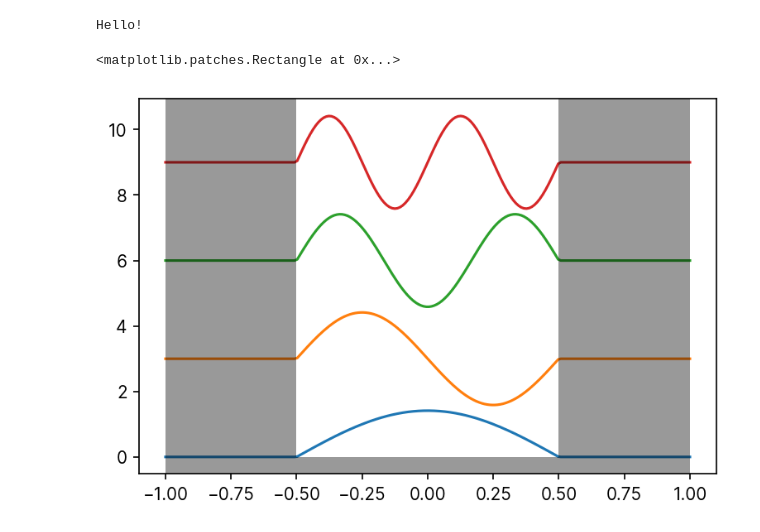
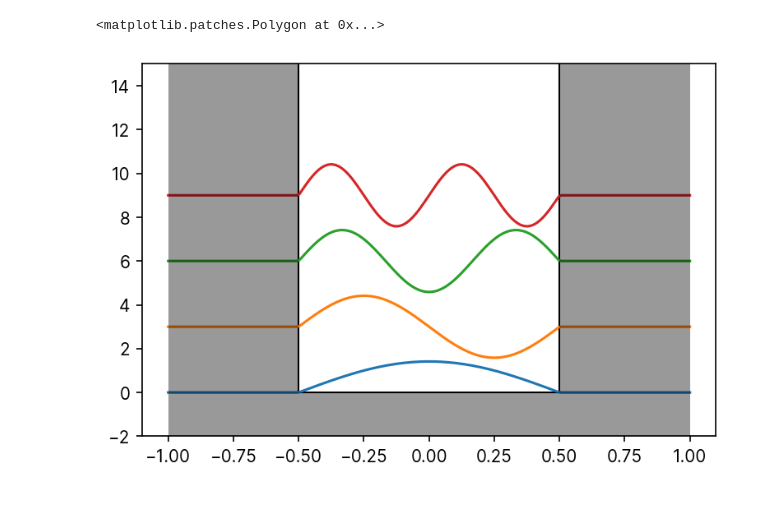
Before and after one commit to YIsoda/QuantumMechanics-finitePotentialWell, a Jupyter notebook: FinitePotentialWell.ipynb, the cells around one changed output. Saved outputs shown, nothing was run; the diff lists cells and outputs as text; code cells hidden in the pictures; blank space fills up the shorter version.

```diff
--- a/FinitePotentialWell.ipynb
+++ b/FinitePotentialWell.ipynb
@@ -26,48 +28,70 @@ rcParams['font.sans-serif'] = 'Inter'
 # %%
 from copy import copy
+from typing import Tuple
+
+import matplotlib
 import numpy as np
-from numpy import sin, cos, sqrt, pi
-import matplotlib
+from matplotlib import colors, patches
 from matplotlib import pyplot as plt
-from matplotlib import patches
-from matplotlib import colors
 from matplotlib.colors import to_rgb, to_rgba
-print('Hello!')
+from numpy import cos, pi, sin, sqrt
 
 """
-width of wall
+width of well
 """
-b:float = 1.0
-
-def get_eigenfunc_value(main_qnum:int, x:float)->float:
-    return sqrt(2/b) * sin((main_qnum * pi) * (x + b/2)/ b) if -b/2 <= x <= b/2 else 0
+b: float = 1.0
 
 
-max_ylim:float = 10
-x_range:float = 1.0
-diff:float = 3.0
+def get_eigenfunc_value(main_qnum: int, x: float) -> float:
+    return sqrt(2 / b) * sin((main_qnum * pi) * (x + b / 2) / b) if -b / 2 <= x <= b / 2 else 0
+
+
+def get_well(
+    height: float, depth: float, xlim: Tuple[float, float], width: float
+) -> Tuple[patches.Polygon, patches.PathPatch]:
+    _x_min, _x_max = xlim
+    _p = patches.Polygon(
+        xy=[
+            (-width / 2, -depth),
+            (width / 2, -depth),
+            (width / 2, height),
+            (_x_max, height),
+            (_x_max, 0),
+            (_x_min, 0),
+            (_x_min, height),
+            (-width / 2, height),
+            (-width / 2, -depth),
+        ],
+        fc=to_rgba("black", 0.4),
+        zorder=10,
+    )
+    _l = patches.Polygon(
+        xy=[(_x_max, height), (_x_max, 0), (_x_min, 0), (_x_min, height),],
+        ec="black",
+        fill=False,
+    )
+    return _p, _l
+
+
+max_ylim: float = 10
+x_range: float = 1.0
+diff: float = 3.0
 fig: plt.Figure = plt.figure()
 ax: plt.Axes = fig.subplots()
 
 x = np.linspace(-x_range, x_range, 200)
 
-
+ax.set_ylim((-2, 15))
 for main_quantum_num in range(1, 5):
-    ax.plot(x, [get_eigenfunc_value(main_quantum_num, i) + diff * main_quantum_num - diff for i in x])
+    ax.plot(
+        x, [get_eigenfunc_value(main_quantum_num, i) + diff * main_quantum_num - diff for i in x],
+    )
 
 r_height, r_depth = 40, 2
-# draw wall
-rl:patches.Rectangle = patches.Rectangle(xy=(-1.0, 0), width=x_range - b/2, height=r_height, fc=to_rgba('black', .4), zorder=10)
-rr:patches.Rectangle = copy(rl)
-rb:patches.Rectangle = copy(rl)
-rr.set_xy((b/2, 0))
-rb.set_y(-r_depth)
-rb.set_height(r_depth)
-rb.set_width(x_range * 2)
-ax.add_patch(rl)
-ax.add_patch(rr)
-ax.add_patch(rb)
+
+poly, path = get_well(40, 2, (-b / 2, b / 2), 2 * x_range)
+ax.add_patch(poly)
+ax.add_patch(path)
 # %% [output]
-Hello!
+<matplotlib.patches.Polygon at 0x...>
-<matplotlib.patches.Rectangle at 0x...>
-[figure, old version]
+[figure, new version]
```
Also changed, not shown: parts of 9 cells of this notebook, 7 other files.
